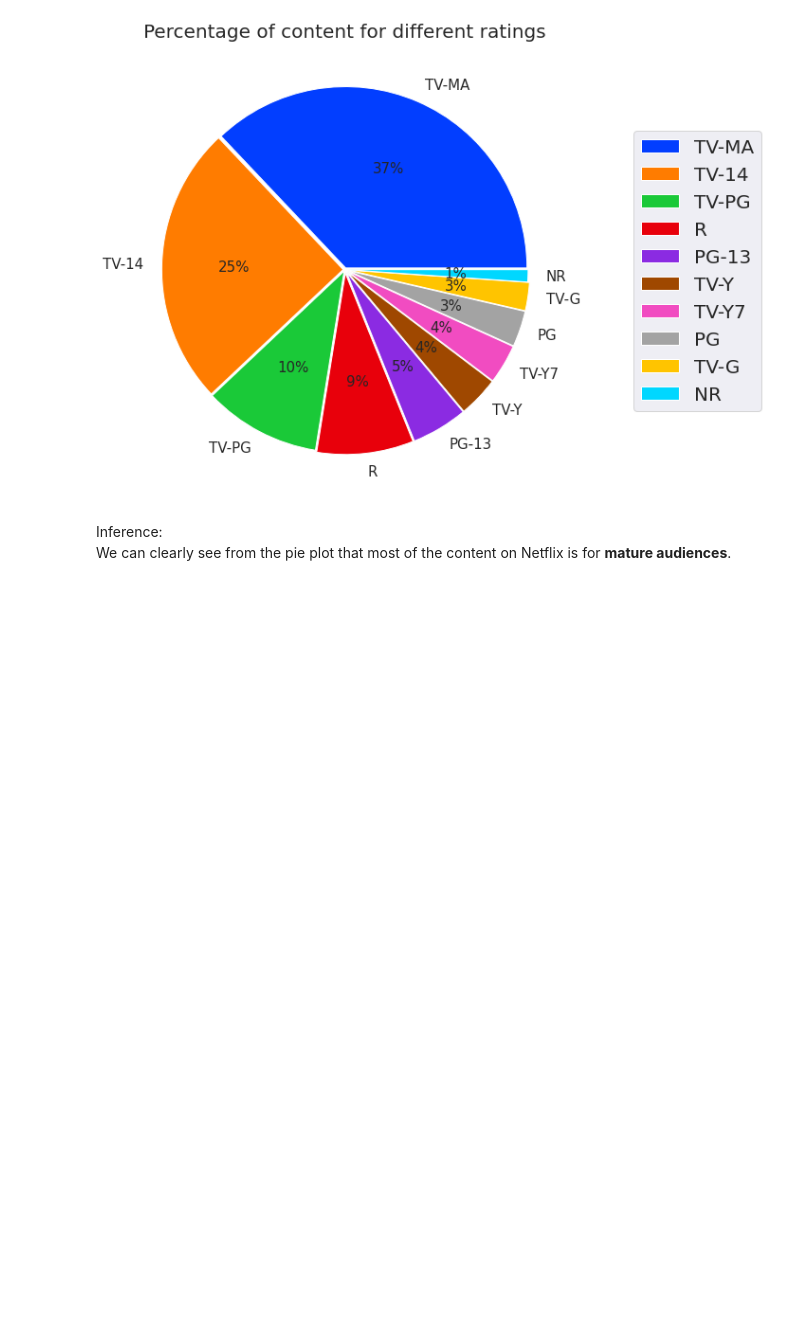
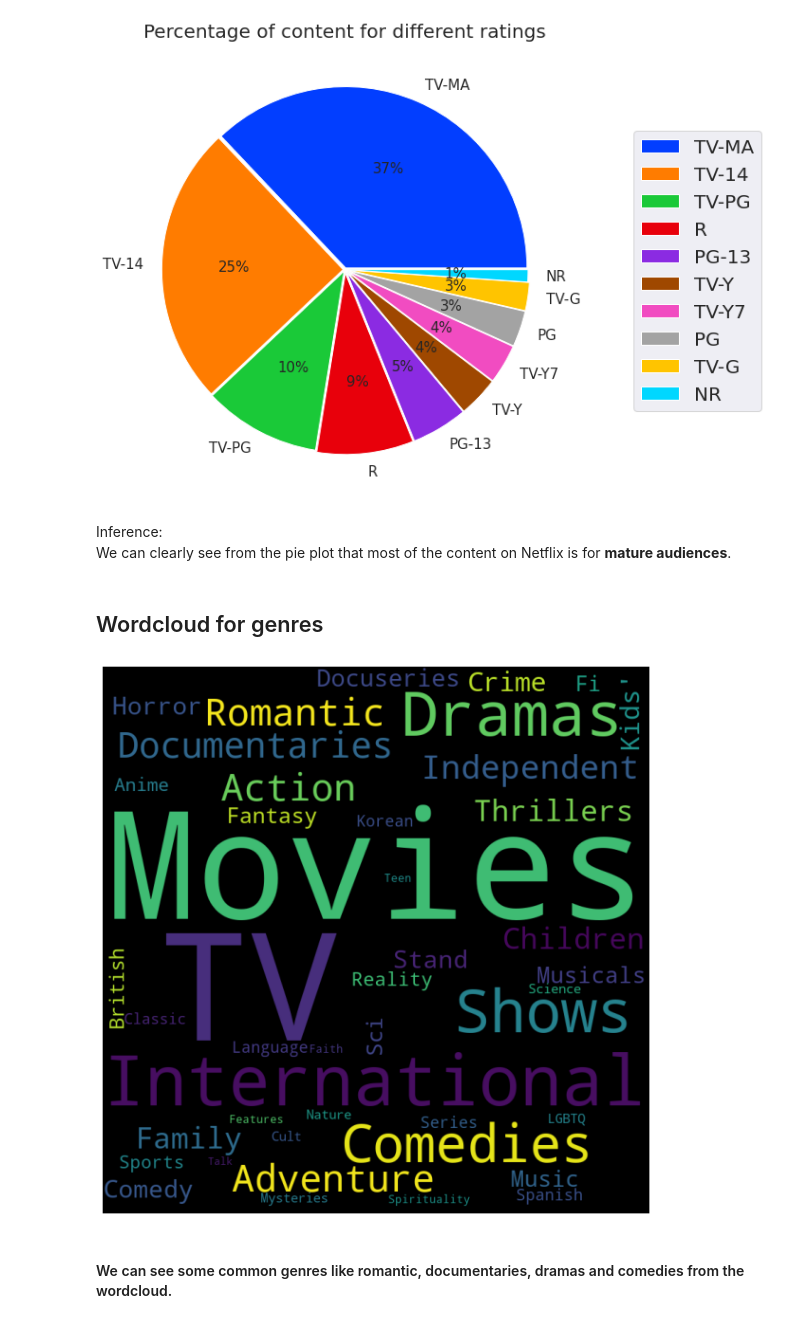
Before and after one commit to codeboy47/Netflix-movies-and-tv-shows-clustering, a Jupyter notebook: Individual_Notebook.ipynb, the cells around one changed output. Saved outputs shown, nothing was run; the diff lists cells and outputs as text; code cells hidden in the pictures; blank space fills up the shorter version.

Commit message:
added a word cloud for genres

```diff
--- a/Individual_Notebook.ipynb
+++ b/Individual_Notebook.ipynb
@@ -442,3 +442,24 @@ plt.legend(bbox_to_anchor = (1,0.5), loc="center right", fontsize = 20, bbox_tra
 # %% [markdown]
 Inference: <br>
 We can clearly see from the pie plot that most of the content on Netflix is for **mature audiences**.
+# %% [markdown]
+## Wordcloud for genres
+# %%
+# Creating a string of words present in all the listed_in columnn
+total_words = ''
+for text in netflix_df['listed_in']:
+    total_words += ' '.join([word for word in text.split()]) + ' '
+
+# Generating a word cloud image
+wordcloud = WordCloud(collocations = False, width = 800, height = 800, background_color = 'black', min_font_size = 10).generate(total_words)
+
+# Displaying the generated word cloud
+plt.figure(figsize = (8, 8), facecolor = None)
+plt.imshow(wordcloud)
+plt.axis("off")
+plt.tight_layout(pad = 0)
+plt.show()
+# %% [output]
+[figure, added]
+# %% [markdown]
+#### We can see some common genres like romantic, documentaries, dramas and comedies from the wordcloud.
```
